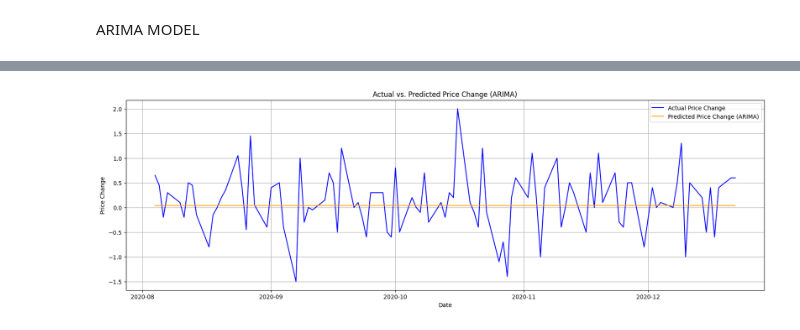
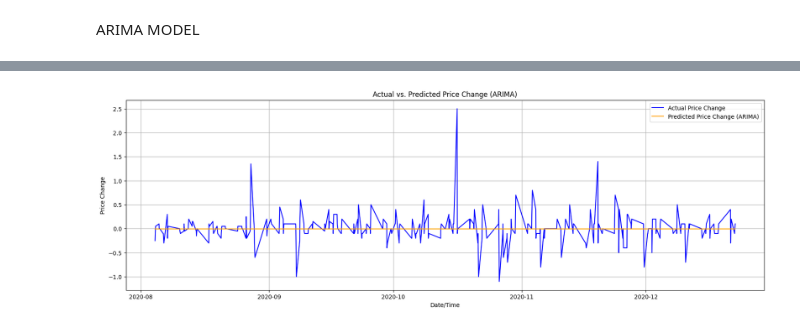
Before and after one commit to DuyMinhDo/PriceChangePrediction, a Jupyter notebook: FPT_Price_Volatility_Prediction.ipynb, the cells around one changed output, grey strips where cells are left out. Drawn from its saved outputs; the diff is of its cells as text; code cells hidden in the pictures.

```diff
--- a/FPT_Price_Volatility_Prediction.ipynb
+++ b/FPT_Price_Volatility_Prediction.ipynb
@@ -37,9 +39,8 @@ Convert to DailyPrice Data
 # %%
 df['Date/Time'] = pd.to_datetime(df['Date/Time'])
 
-
-df['Date'] = df['Date/Time'].dt.date
-daily_data = df.groupby('Date').agg({
+df.set_index('Date/Time', inplace=True)
+daily_data = df.resample('H').agg({
     'Open': 'first',
     'Close': 'last',
     'High': 'max',
@@ -349,35 +410,20 @@ ARIMA MODEL
 # %%
-!pip install pmdarima
-from statsmodels.tsa.arima.model import ARIMA
-from sklearn.metrics import mean_squared_error
-import pmdarima as pm
+# Extract the order parameters from the summary
+p, d, q = model_arima.order
 
-best_model_arima = pm.auto_arima(y_train, seasonal=False,
-                                stepwise=True, suppress_warnings=True,
-                                error_action="ignore", trace=True)
-p,d,q = best_model_arima.order
-
-# Prepare the data for ARIMA
-y = daily_data['Price Change'].values
-train_size = int(len(y) * 0.8)
-y_train, y_test = y[:train_size], y[train_size:]
-
-# Fit the ARIMA model
+# Fit the final ARIMA model on the training data
 model_arima = ARIMA(y_train, order=(p, d, q))
 model_arima_fit = model_arima.fit()
 
-# Make predictions
-predictions_arima = model_arima_fit.predict(start=len(y_train), end=len(y_train) + len(y_test) -1 )
 
-# Evaluate the model
-mse_arima = mean_squared_error(y_test, predictions_arima)
-print(f'Mean Squared Error (ARIMA): {mse_arima}')
+# Make predictions on the test set
+predictions_arima = model_arima_fit.predict(start=len(y_train), end=len(y_train) + len(y_test) - 1)
 
 # Plot the results
 plt.figure(figsize=(20, 6))
-plt.plot(daily_data['Date'][train_size:], y_test, label='Actual Price Change', color='blue')
-plt.plot(daily_data['Date'][train_size:], predictions_arima, label='Predicted Price Change (ARIMA)', color='orange')
-plt.xlabel('Date')
+plt.plot(daily_data['Date/Time'][train_size:], y_test, label='Actual Price Change', color='blue')
+plt.plot(daily_data['Date/Time'][train_size:], predictions_arima, label='Predicted Price Change (ARIMA)', color='orange')
+plt.xlabel('Date/Time')
 plt.ylabel('Price Change')
 plt.title('Actual vs. Predicted Price Change (ARIMA)')
 plt.legend()
@@ -404 +433 @@ Mean Squared Error (ARIMA): 0.36882395573305926
-[figure, old version]
+[figure, new version]
```
Also changed, not shown: parts of 18 cells of this notebook.
